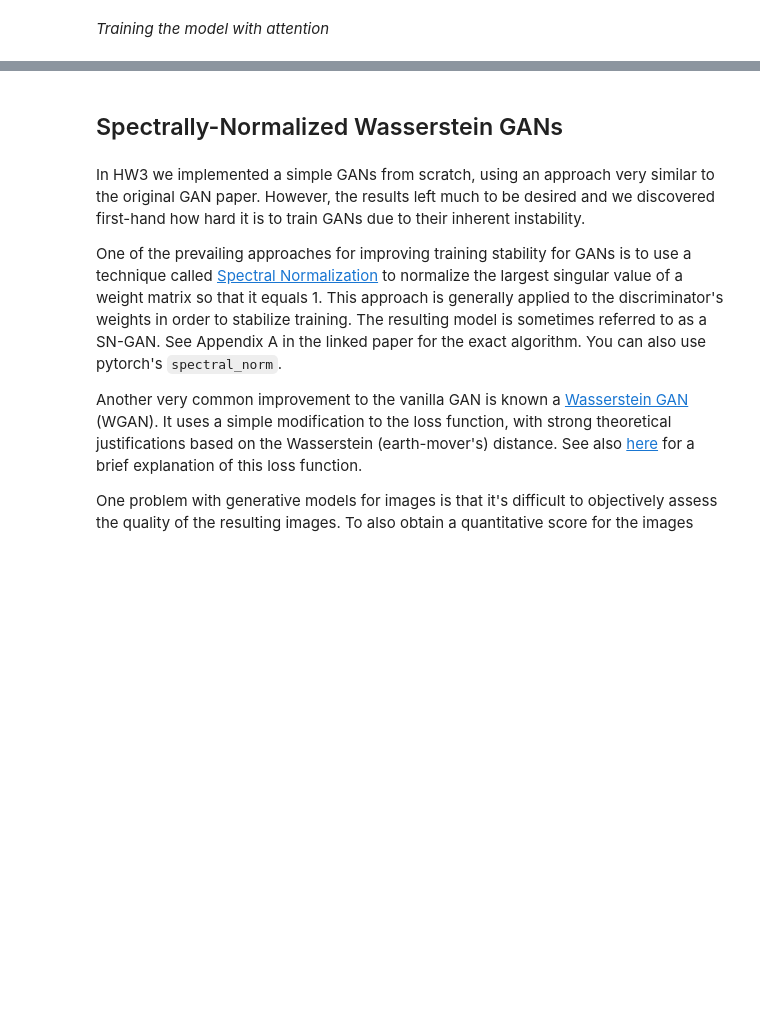
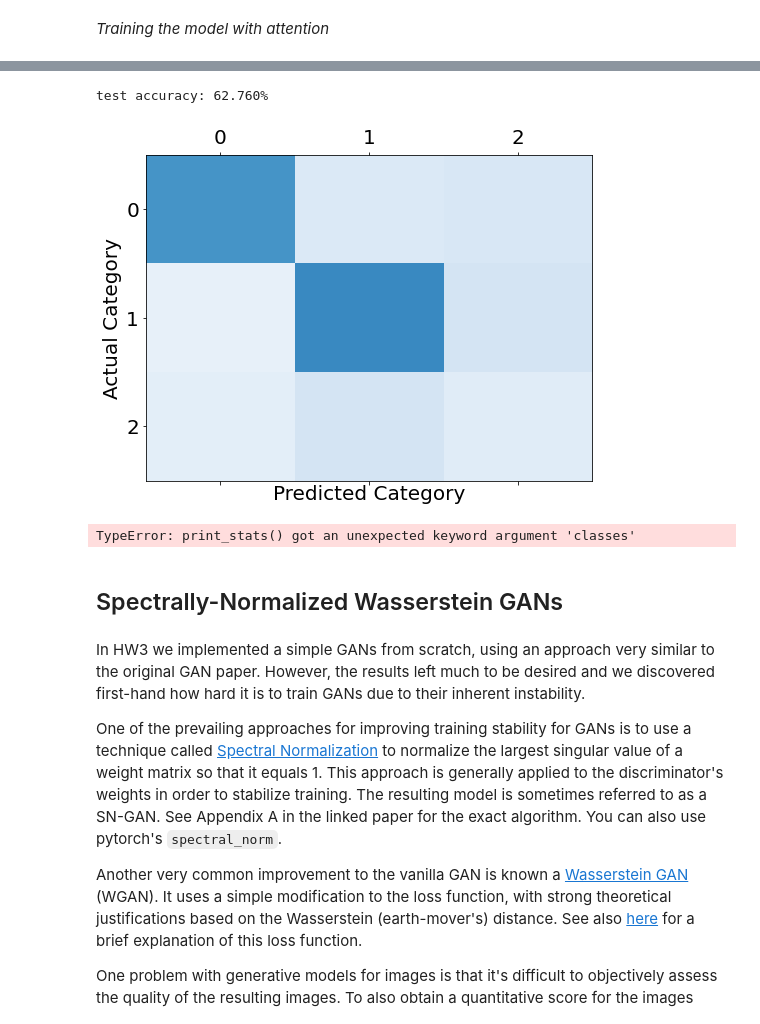
Before and after one commit to mkimhi/Sentiment-Analysis-Attention, a Jupyter notebook: Part3_MiniProject.ipynb, the cells around one changed output, grey strips where cells are left out. Saved outputs shown, nothing was run; the diff lists cells and outputs as text; code cells hidden in the pictures; blank space fills up the shorter version.

Commit message:
project lake of attention concate and image, as well as 5 classes data

```diff
--- a/Part3_MiniProject.ipynb
+++ b/Part3_MiniProject.ipynb
@@ -203,7 +200,7 @@ batch_size = BATCH_SIZE
 output_size = OUTPUT_DIM
 hidden_size = HIDDEN_DIM
 embedding_length = EMBEDDING_DIM
-EPOCHS = 20
+EPOCHS = 30
 
 checkpoint_file = os.path.join(os.getcwd(), checkpoint)
 # %%
@@ -258,7 +220,7 @@ if os.path.isfile(checkpoint_file_final):
     model.load_state_dict(saved_state['model_state'])
 else:
     try:
-        train_accur, test_accur = train_and_eval(model,train_iter, test_iter, optimizer, loss_fn=loss_fn, epochs=EPOCHS)
+        train_accur, test_accur = train_and_eval(model,train_iter, test_iter, optimizer, loss_fn=loss_fn, epochs=EPOCHS,name='RNN',data_name = 'SST3')
     except KeyboardInterrupt as e:
         print('\n *** Training interrupted by user')
 # %% [output]
@@ -290,13 +268,7 @@ Here we can see the final accuracy, alongside with the confusion matrix <\br>
 # %%
-attnModel = AttentionAnalyzer(VOC_DIM, EMBEDDING_DIM, HIDDEN_DIM, OUTPUT_DIM, word_embeddings, layers=NUM_LAYERS)
+attnModel = AttentionAnalyzer(VOC_DIM, EMBEDDING_DIM, HIDDEN_DIM, OUTPUT_DIM, word_embeddings, layers=NUM_LAYERS).to(device)
 print(f"Attention model:{attnModel}")
-
-
 print(f'The Attention model has {count_parameters(attnModel):,} trainable weights.')
-
-
-
-attnModel = attnModel.to(device)
 # %% [output]
 Attention model:AttentionAnalyzer(
   (embd): Embedding(15482, 300)
@@ -321,8 +293,7 @@ if os.path.isfile(checkpoint_file_final):
     attnModel.load_state_dict(saved_state['model_state'])
 else:
     try:
-        #RNN_train_loss_arr, RNN_train_acc_arr, RNN_val_loss_arr, RNN_val_acc_arr =
-        train_and_eval(attnModel,train_iter, test_iter, optimizer, loss_fn=loss_fn, epochs=EPOCHS)
+        train_and_eval(attnModel,train_iter, test_iter, optimizer, loss_fn=loss_fn, epochs=EPOCHS,name='Attention',data_name = 'SST3')
 
     except KeyboardInterrupt as e:
         print('\n *** Training interrupted by user')
@@ -347,3 +318,10 @@ Epoch #8(Test), accuracy=0.425, elapsed=7.1 sec
+# %%
+present_accuracy(attnModel, test_iter,classes=3)
+print_stats(attnModel, test_iter,classes=3)
+# %% [output]
+test accuracy: 62.760%
+[figure, added]
+TypeError: print_stats() got an unexpected keyword argument 'classes'
 # %% [markdown]
 ## Spectrally-Normalized Wasserstein GANs
 # %% [markdown]
```
Also changed, not shown: parts of 14 cells of this notebook, 3 other files.
